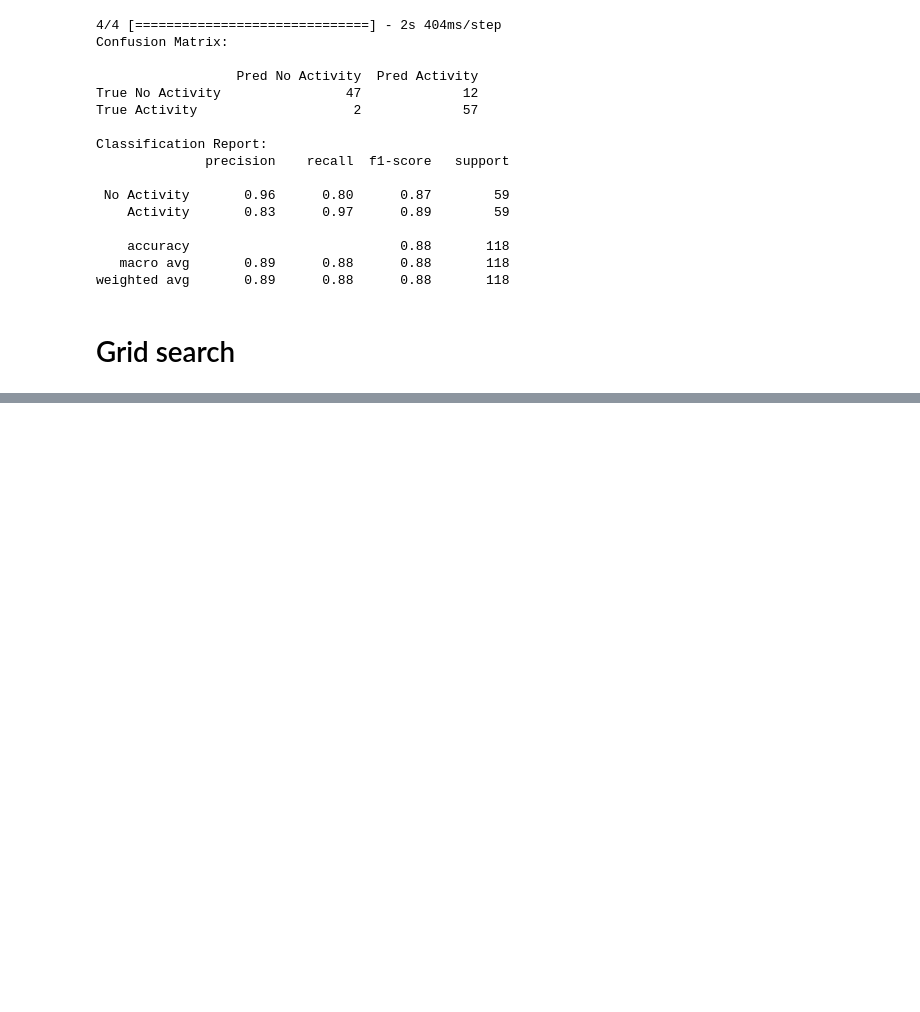
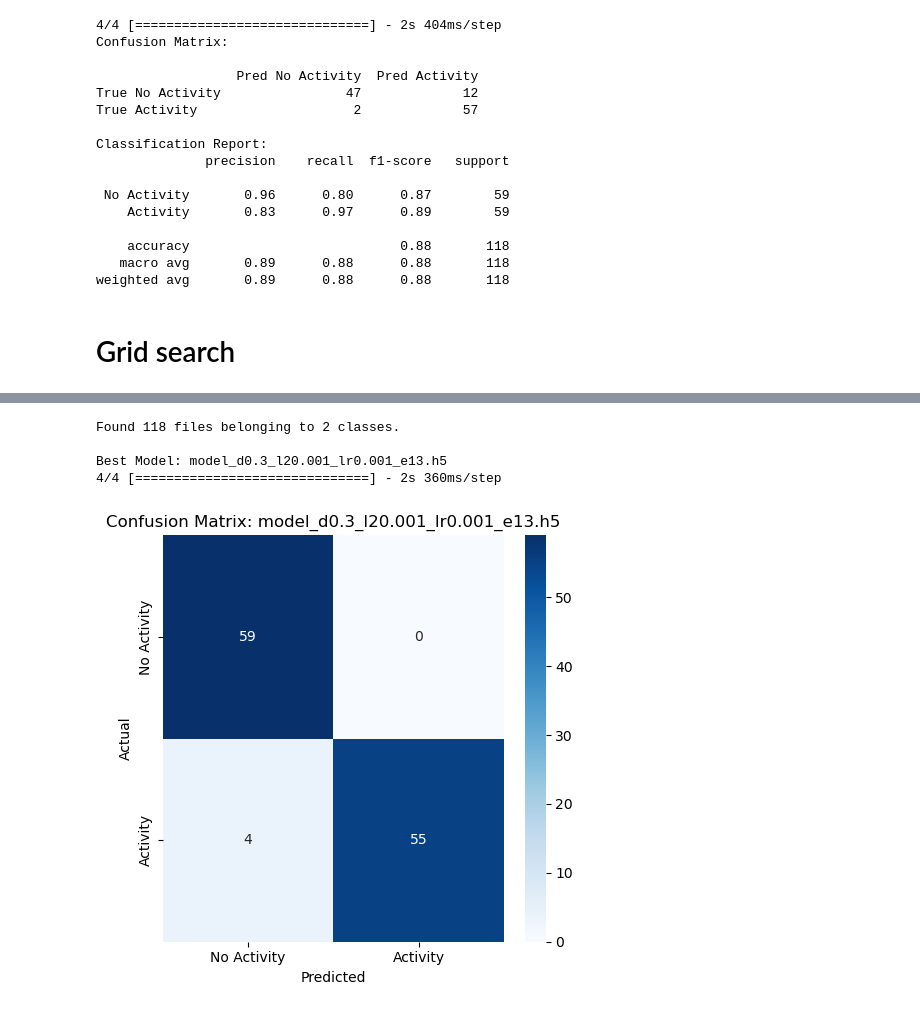
Before and after one commit to thsator/sat-imagery-ml, a Jupyter notebook: 3_Model/mobilenetv2_data_augmentation.ipynb, the cells around one changed output, grey strips where cells are left out. Drawn from its saved outputs; the diff is of its cells as text; code cells hidden in the pictures; blank space fills up the shorter version.

```diff
--- a/3_Model/mobilenetv2_data_augmentation.ipynb
+++ b/3_Model/mobilenetv2_data_augmentation.ipynb
@@ -467,0 +457,72 @@ print(df_results.sort_values(by="val_accuracy", ascending=False))
+# %%
+import tensorflow as tf
+import numpy as np
+import pandas as pd
+import os
+import matplotlib.pyplot as plt
+import seaborn as sns
+from sklearn.metrics import (
+    accuracy_score,
+    precision_score,
+    recall_score,
+    f1_score,
+    confusion_matrix,
+    classification_report
+)
+
+path_test = r"C:\Users\thsat\sat_imagery_ml\sat-imagery-ml-1\1_DatasetCharacteristics\EruptionImages\sorted images\test"
+
+test_ds = tf.keras.utils.image_dataset_from_directory(
+    path_test,
+    image_size=(224, 224),
+    batch_size=32,
+    shuffle=False,
+    label_mode='binary'
+).prefetch(tf.data.AUTOTUNE)
+
+y_true = np.concatenate([y.numpy() for x, y in test_ds], axis=0)
+
+# get all model performances
+df_eval = pd.read_csv("all_models_test_evaluation.csv")
+best_model_file = df_eval.sort_values(by="test_accuracy", ascending=False).iloc[0]["model"]
+
+# best modle
+print(f"\nBest Model: {best_model_file}")
+
+model_path = os.path.join("saved_models", best_model_file)
+model = tf.keras.models.load_model(model_path)
+
+y_pred_probs = model.predict(test_ds)
+y_pred_labels = (y_pred_probs.flatten() > 0.5).astype(int)
+
+cm = confusion_matrix(y_true, y_pred_labels)
+labels = ['No Activity', 'Activity']
+
+plt.figure(figsize=(5, 5))
+sns.heatmap(cm, annot=True, fmt='d', cmap='Blues',
+            xticklabels=labels, yticklabels=labels)
+plt.xlabel('Predicted')
+plt.ylabel('Actual')
+plt.title(f'Confusion Matrix: {best_model_file}')
+plt.tight_layout()
+plt.show()
+
+
+print("\nClassification Report:")
+print(classification_report(y_true, y_pred_labels, target_names=labels))
+
+accuracy = accuracy_score(y_true, y_pred_labels)
+precision = precision_score(y_true, y_pred_labels)
+recall = recall_score(y_true, y_pred_labels)
+f1 = f1_score(y_true, y_pred_labels)
+
+print("Accuracy:", round(accuracy, 4))
+print("Precision:", round(precision, 4))
+print("Recall:", round(recall, 4))
+print("F1 Score:", round(f1, 4))
+# %% [output]
+Found 118 files belonging to 2 classes.
+
+Best Model: model_d0.3_l20.001_lr0.001_e13.h5
+4/4 [==============================] - 2s 360ms/step
+[figure, added]
```
Also changed, not shown: parts of 10 cells of this notebook, 11 other files.
